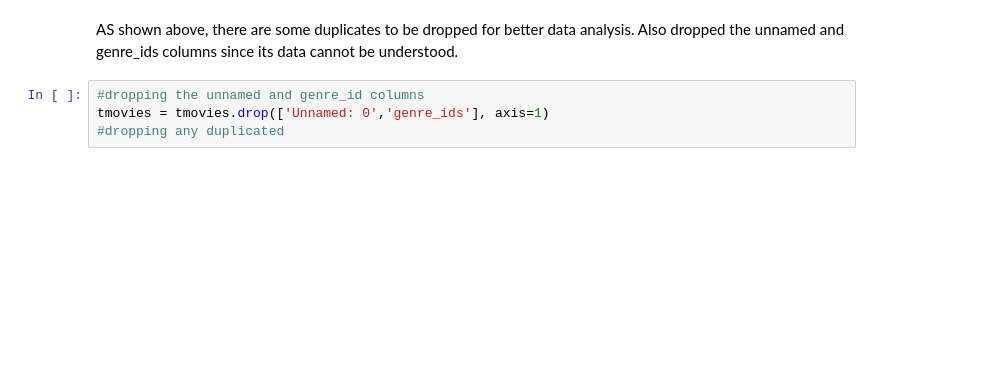
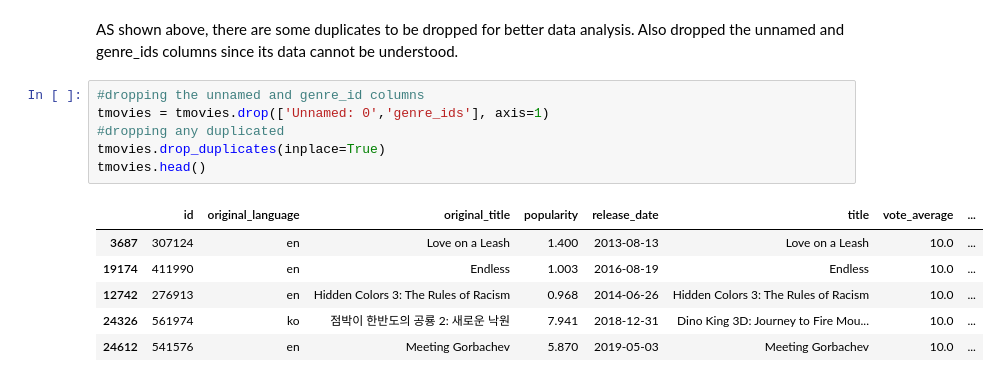
Before and after one commit to GraceRotich/project1-phaseone, a Jupyter notebook: student.ipynb, the cells around one changed output. Cells and saved outputs as stored; diff of their text form; blank space fills up the shorter version.

Commit message:
read tmovies file and removed duplicates and unnamed column

```diff
--- a/student.ipynb
+++ b/student.ipynb
@@ -191,4 +191,13 @@ AS shown above, there are some duplicates to be dropped for better data analysis
 # %%
 #dropping the unnamed and genre_id columns
 tmovies = tmovies.drop(['Unnamed: 0','genre_ids'], axis=1)
 #dropping any duplicated
+tmovies.drop_duplicates(inplace=True)
+tmovies.head()
+# %% [output]
+|  | id | original_language | original_title | popularity | release_date | title | vote_average | ... |
+| 3687 | 307124 | en | Love on a Leash | 1.400 | 2013-08-13 | Love on a Leash | 10.0 | ... |
+| 19174 | 411990 | en | Endless | 1.003 | 2016-08-19 | Endless | 10.0 | ... |
+| 12742 | 276913 | en | Hidden Colors 3: The Rules of Racism | 0.968 | 2014-06-26 | Hidden Colors 3: The Rules of Racism | 10.0 | ... |
+| 24326 | 561974 | ko | 점박이 한반도의 공룡 2: 새로운 낙원 | 7.941 | 2018-12-31 | Dino King 3D: Journey to Fire Mou... | 10.0 | ... |
+| 24612 | 541576 | en | Meeting Gorbachev | 5.870 | 2019-05-03 | Meeting Gorbachev | 10.0 | ... |
```
